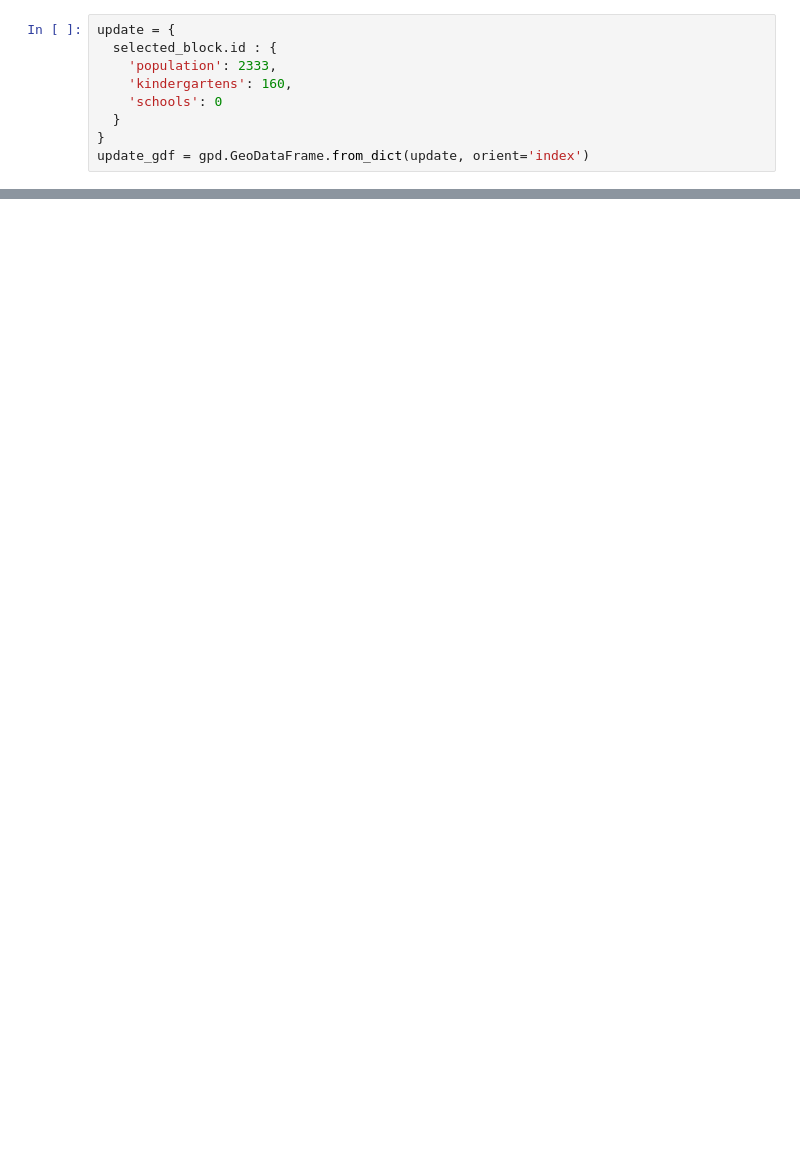
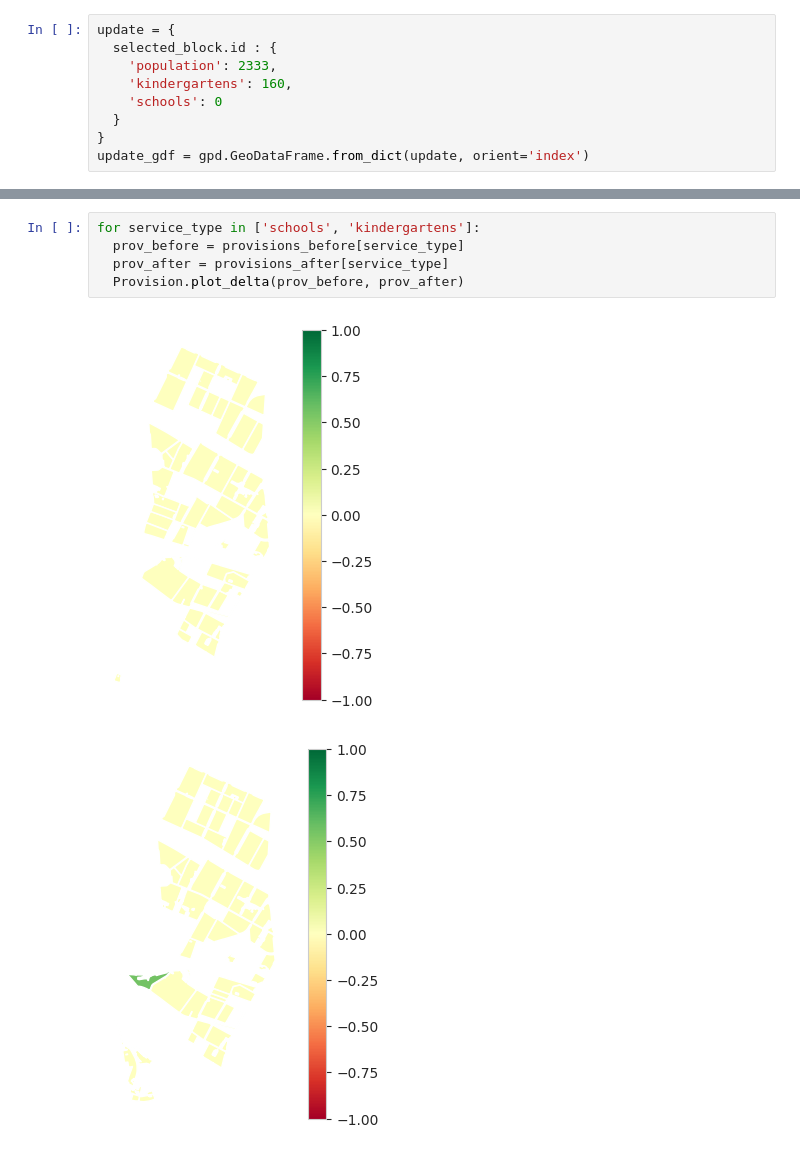
Before and after one commit to aimclub/blocksnet, a Jupyter notebook: examples/etalon_1.ipynb, the cells around one changed output, grey strips where cells are left out. Saved outputs shown, nothing was run; the diff lists cells and outputs as text; blank space fills up the shorter version.

Commit message:
fix: lp provision in etalon examples

```diff
--- a/examples/etalon_1.ipynb
+++ b/examples/etalon_1.ipynb
@@ -94,3 +94,11 @@ for service_type in ['schools', 'kindergartens']:
+# %%
+for service_type in ['schools', 'kindergartens']:
+  prov_before = provisions_before[service_type]
+  prov_after = provisions_after[service_type]
+  Provision.plot_delta(prov_before, prov_after)
+# %% [output]
+[figure, added]
+[figure, added]
 # %%
 for service_type in ['schools', 'kindergartens']:
   before = provisions_before[service_type]['demand_within'].sum()
```
Also changed, not shown: parts of 4 cells of this notebook, 4 other files.
